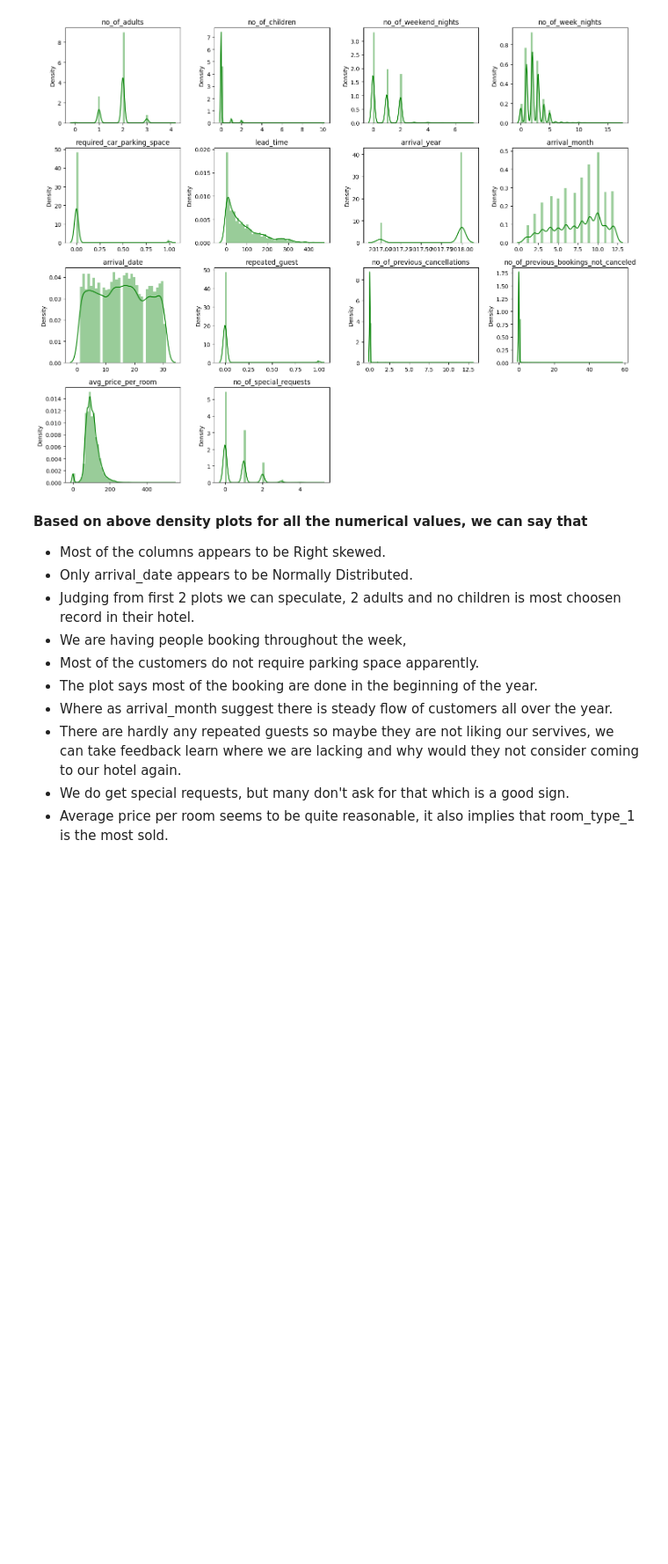
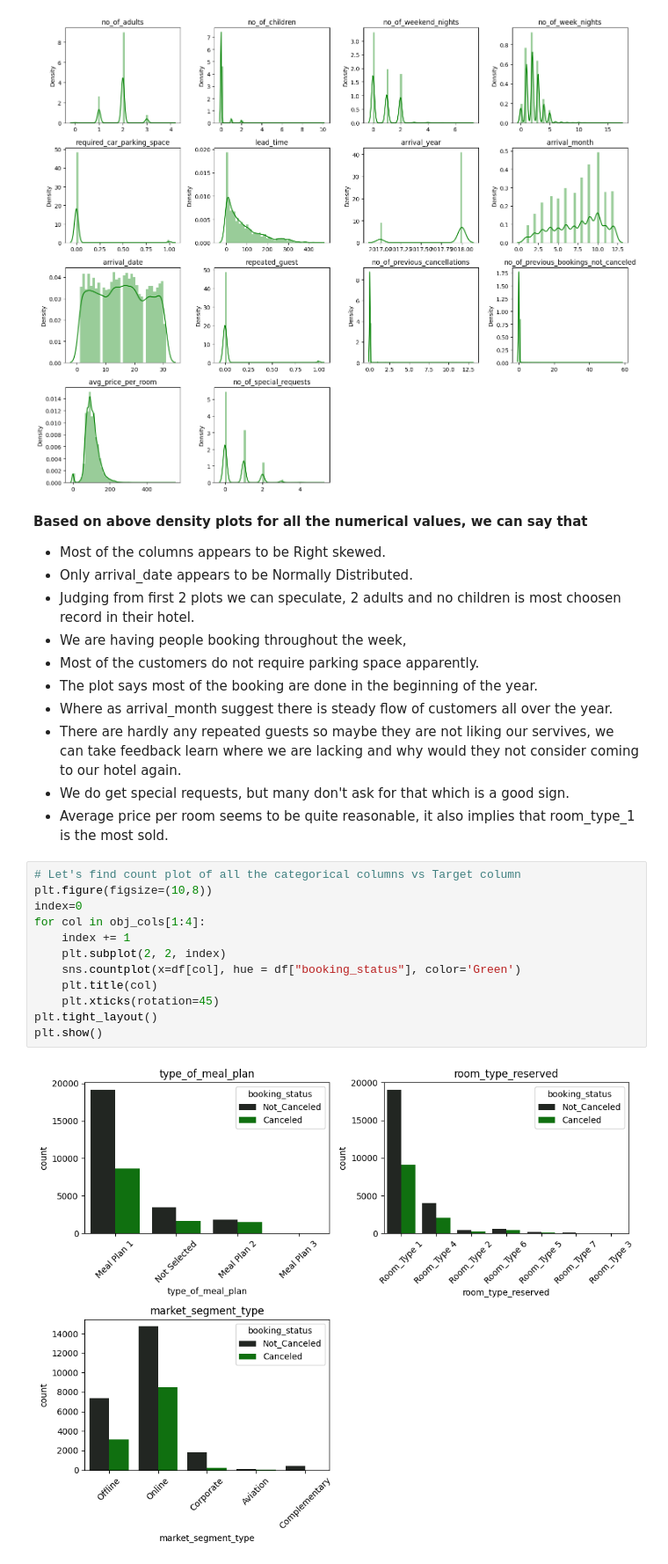
Before and after one commit to rizz045/Hotel-Booking-Cancellation-Analysis-Prediction, a Jupyter notebook: Hotel_Reservation_Status_Prediction_Using_Classification_Techniques.ipynb, the cells around one changed output. Shown at 88% size. Saved outputs shown, nothing was run; the diff lists cells and outputs as text; blank space fills up the shorter version.

```diff
--- a/Hotel_Reservation_Status_Prediction_Using_Classification_Techniques.ipynb
+++ b/Hotel_Reservation_Status_Prediction_Using_Classification_Techniques.ipynb
@@ -192,3 +192,17 @@ plt.show()
 * There are hardly any repeated guests so maybe they are not liking our servives, we can take feedback learn where we are lacking and why would they not consider coming to our hotel again.
 * We do get special requests, but many don't ask for that which is a good sign.
 * Average price per room seems to be quite reasonable, it also implies that room_type_1 is the most sold.
+# %%
+# Let's find count plot of all the categorical columns vs Target column
+plt.figure(figsize=(10,8))
+index=0
+for col in obj_cols[1:4]:
+    index += 1
+    plt.subplot(2, 2, index)
+    sns.countplot(x=df[col], hue = df["booking_status"], color='Green')
+    plt.title(col)
+    plt.xticks(rotation=45)
+plt.tight_layout()
+plt.show()
+# %% [output]
+[figure, added]
```
Also changed, not shown: parts of 1 cell of this notebook.
